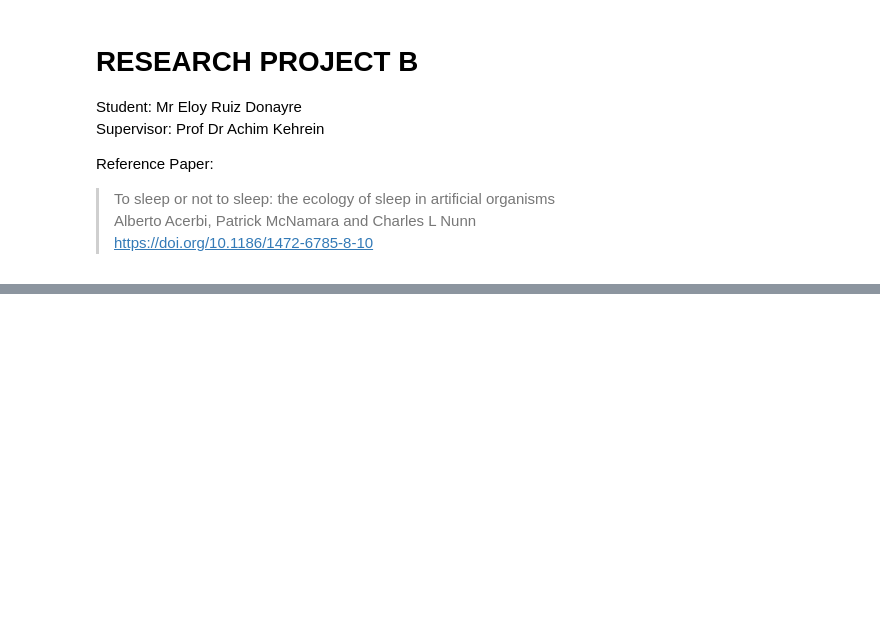
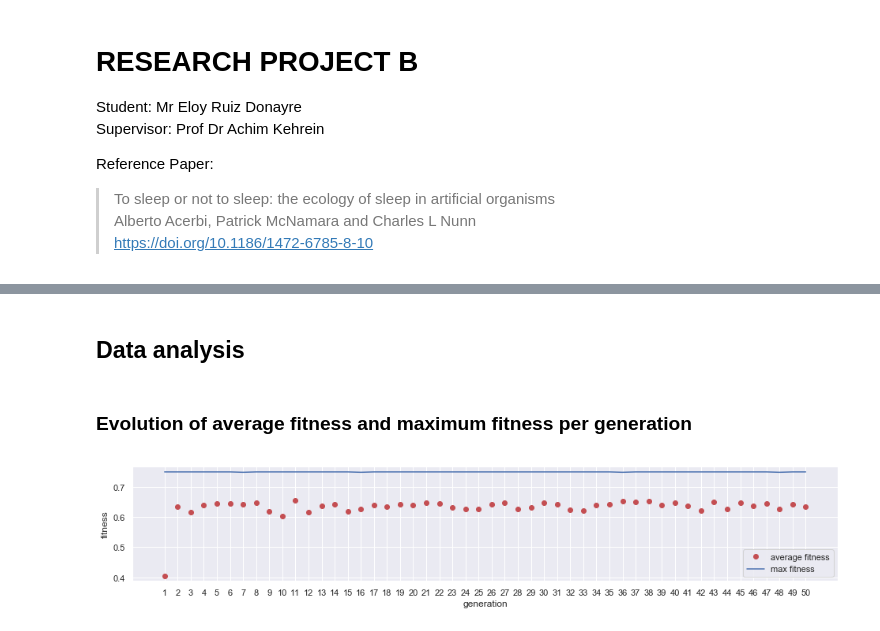
Before and after one commit to EloyRD/research-project-b, a Jupyter notebook: Section 04Four - Data Analysis.ipynb, the cells around one changed output, grey strips where cells are left out. Drawn from its saved outputs; the diff is of its cells as text; code cells hidden in the pictures; blank space fills up the shorter version.

```diff
--- a/Section 04Four - Data Analysis.ipynb
+++ b/Section 04Four - Data Analysis.ipynb
@@ -14,5 +32,8 @@ Reference Paper:
 # %%
 %matplotlib inline
+import seaborn as sns
+sns.set()
+
 # from jupyterthemes import jtplot
 # jtplot.style()
 # %%
@@ -211,0 +121,24 @@ results.loc['10th'].nlargest(20,'fitness')
+# %% [markdown]
+## Data analysis
+# %% [markdown]
+### Evolution of average fitness and maximum fitness per generation
+# %%
+x = []
+average_fitness = []
+top_fitness = []
+for j in range( len(generations) ):
+    data = [ generations[j][i][1] for i in range(100) ]
+    top_fitness.append( generations[j][0][1] )
+    average_fitness.append( np.average(data) )
+    x.append( j+1 )
+
+w,h = matplotlib.figure.figaspect(1/6)
+_= plt.figure(figsize=(w,h))
+_= plt.plot(x, average_fitness, "ro", label='average fitness')
+_= plt.plot(x, top_fitness, label='max fitness')
+_= plt.xticks( np.arange(1,len(generations)+1,1) )
+_= plt.xlabel('generation')
+_= plt.ylabel('fitness')
+_= plt.legend()
+# %% [output]
+[figure, added]
```
Also changed, not shown: parts of 39 cells of this notebook, 14 other files.
